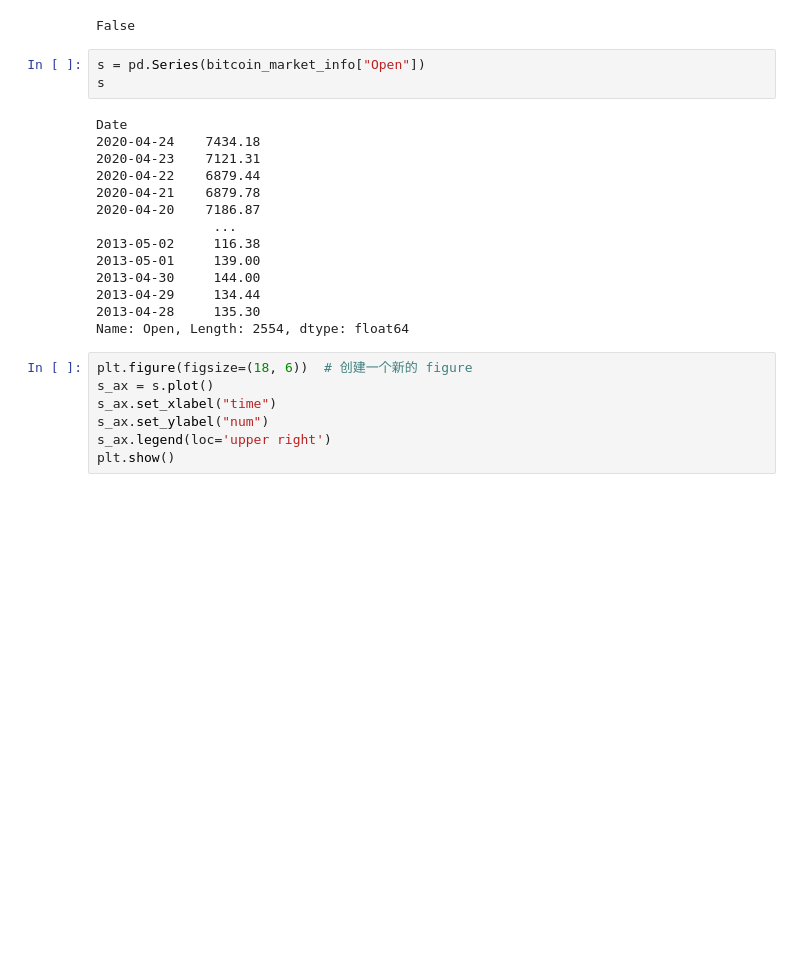
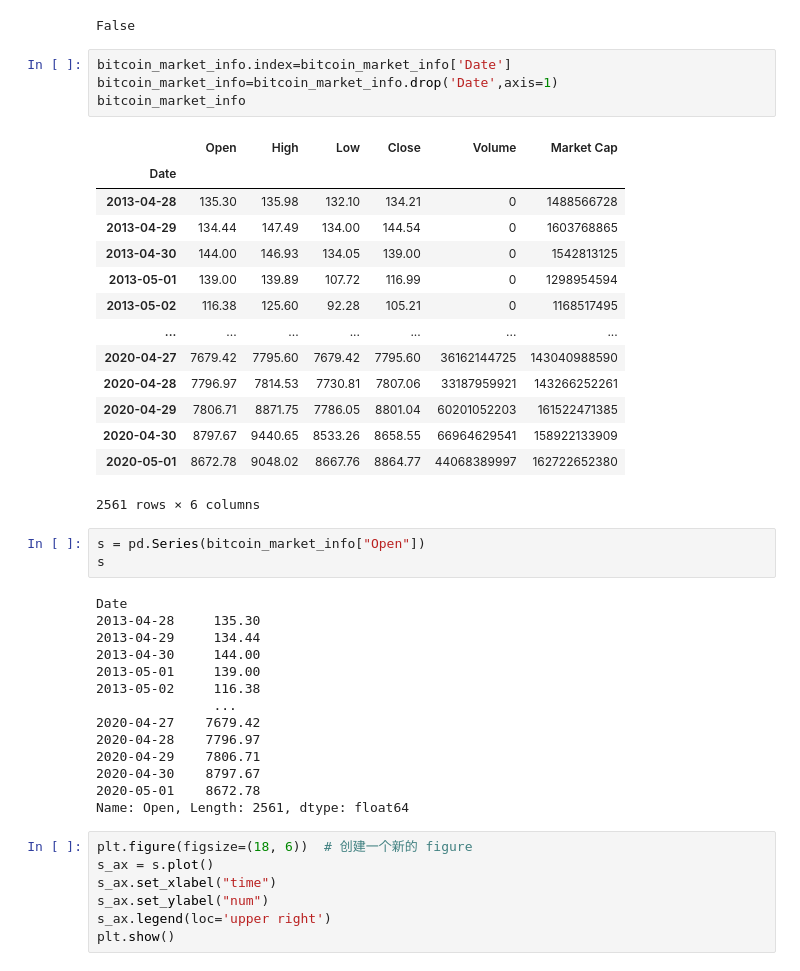
Before and after one commit to ripenedcat/msa-machinelearning, a Jupyter notebook: Untitled.ipynb, the cells around one changed output. Drawn from its saved outputs; the diff is of its cells as text; blank space fills up the shorter version.

```diff
--- a/Untitled.ipynb
+++ b/Untitled.ipynb
@@ -56,23 +55,42 @@ bitcoin_market_info.shape
 bitcoin_market_info.isnull().values.any()
 # %% [output]
 False
+# %%
+bitcoin_market_info.index=bitcoin_market_info['Date']
+bitcoin_market_info=bitcoin_market_info.drop('Date',axis=1)
+bitcoin_market_info
+# %% [output]
+|  | Open | High | Low | Close | Volume | Market Cap |
+| Date |  |  |  |  |  |  |
+| 2013-04-28 | 135.30 | 135.98 | 132.10 | 134.21 | 0 | 1488566728 |
+| 2013-04-29 | 134.44 | 147.49 | 134.00 | 144.54 | 0 | 1603768865 |
+| 2013-04-30 | 144.00 | 146.93 | 134.05 | 139.00 | 0 | 1542813125 |
+| 2013-05-01 | 139.00 | 139.89 | 107.72 | 116.99 | 0 | 1298954594 |
+| 2013-05-02 | 116.38 | 125.60 | 92.28 | 105.21 | 0 | 1168517495 |
+| ... | ... | ... | ... | ... | ... | ... |
+| 2020-04-27 | 7679.42 | 7795.60 | 7679.42 | 7795.60 | 36162144725 | 143040988590 |
+| 2020-04-28 | 7796.97 | 7814.53 | 7730.81 | 7807.06 | 33187959921 | 143266252261 |
+| 2020-04-29 | 7806.71 | 8871.75 | 7786.05 | 8801.04 | 60201052203 | 161522471385 |
+| 2020-04-30 | 8797.67 | 9440.65 | 8533.26 | 8658.55 | 66964629541 | 158922133909 |
+| 2020-05-01 | 8672.78 | 9048.02 | 8667.76 | 8864.77 | 44068389997 | 162722652380 |
+2561 rows × 6 columns
 # %%
 s = pd.Series(bitcoin_market_info["Open"])
 s
 # %% [output]
 Date
-2020-04-24    7434.18
-2020-04-23    7121.31
-2020-04-22    6879.44
-2020-04-21    6879.78
-2020-04-20    7186.87
+2013-04-28     135.30
+2013-04-29     134.44
+2013-04-30     144.00
+2013-05-01     139.00
+2013-05-02     116.38
                ...
-2013-05-02     116.38
-2013-05-01     139.00
-2013-04-30     144.00
-2013-04-29     134.44
-2013-04-28     135.30
-Name: Open, Length: 2554, dtype: float64
+2020-04-27    7679.42
+2020-04-28    7796.97
+2020-04-29    7806.71
+2020-04-30    8797.67
+2020-05-01    8672.78
+Name: Open, Length: 2561, dtype: float64
 # %%
 plt.figure(figsize=(18, 6))  # 创建一个新的 figure
 s_ax = s.plot()
```
Also changed, not shown: parts of 10 cells of this notebook.
